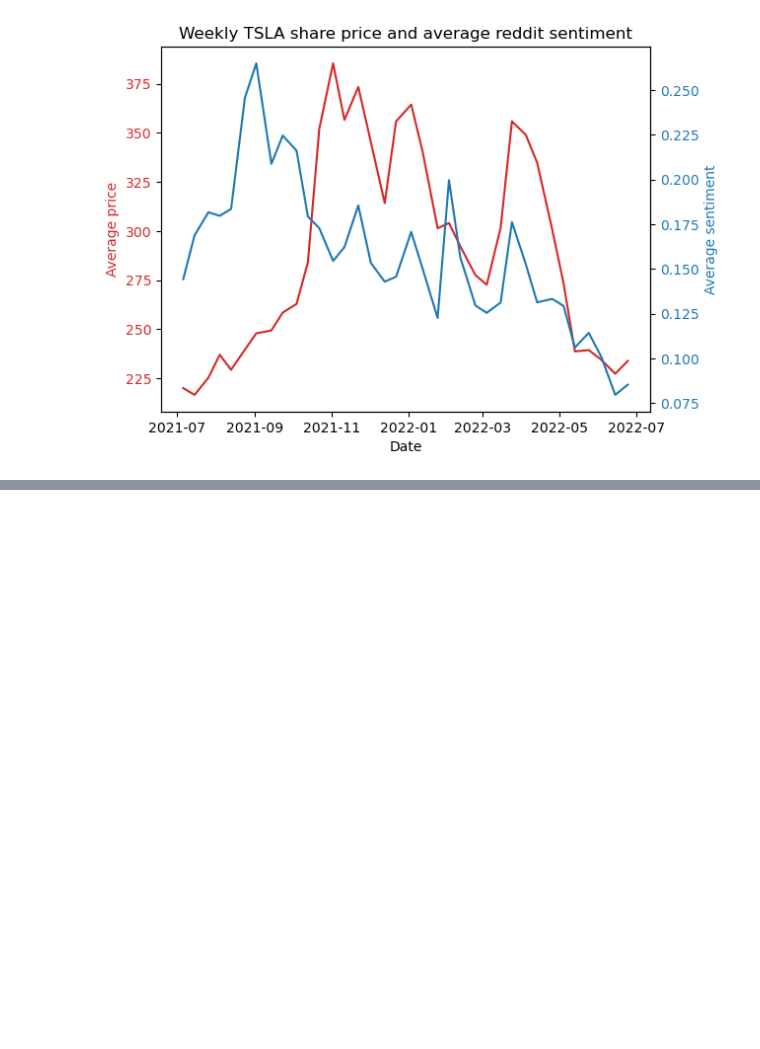
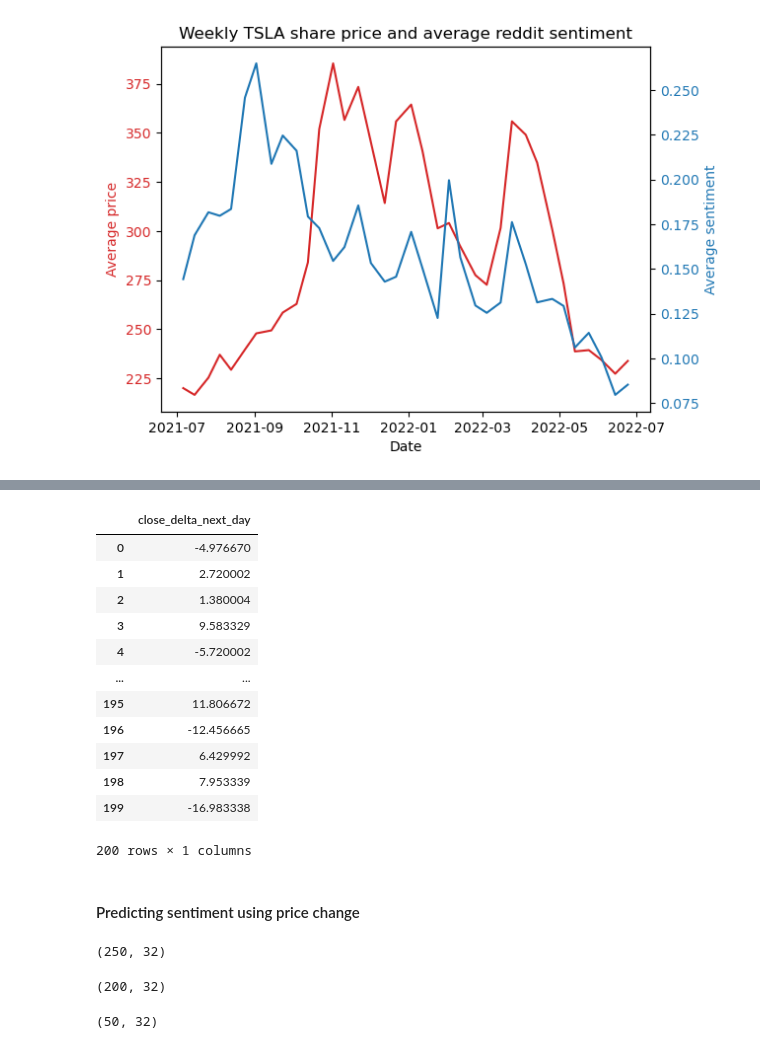
Before and after one commit to chanjdaniel/reddit_tsla_data_analysis, a Jupyter notebook: reddit_tsla.ipynb, the cells around one changed output, grey strips where cells are left out. Cells and saved outputs as stored; diff of their text form; code cells hidden in the pictures; blank space fills up the shorter version.

```diff
--- a/reddit_tsla.ipynb
+++ b/reddit_tsla.ipynb
@@ -627,0 +636,8 @@ plt.show()
+# %%
+# 80 / 20 train test split
+# time series data so not randomized
+split_idx = math.floor(len(price_lag_reddit_tsla_df) * 0.8) - 1
+split_date = price_lag_reddit_tsla_df["datetime"][split_idx]
+
+predict_price_train = price_lag_reddit_tsla_df[price_lag_reddit_tsla_df["datetime"] <= split_date]
+predict_price_test = price_lag_reddit_tsla_df[price_lag_reddit_tsla_df["datetime"] > split_date]
@@ -627,0 +696,8 @@ plt.show()
+# %%
+X_train_enc, y_train, X_test_enc, y_test, preprocessor = preprocess_features(
+    predict_price_train,
+    predict_price_test,
+    numeric_features,
+    drop_features,
+    target
+)
@@ -627,0 +706,6 @@ plt.show()
+# %%
+lgbmr = LGBMRegressor(n_jobs=-1, random_state=123)
+lgbmr_pipeline = make_pipeline(preprocessor, lgbmr)
+lgbmr_pipeline.fit(predict_price_train, y_train)
+print(lgbmr_pipeline.score(predict_price_train, y_train))
+print(lgbmr_pipeline.score(predict_price_test, y_test))
@@ -627,0 +730,6 @@ plt.show()
+# %%
+X_train = -predict_price_train['average_close_delta']
+y_train = predict_price_train['average_close_delta_next_week']
+
+predict_price_train_r2 = r2_score(y_true=y_train, y_pred=X_train)
+predict_price_train_r2
@@ -627,0 +758,22 @@ plt.show()
+# %%
+y_train
+# %% [output]
+|  | close_delta_next_day |
+| 0 | -4.976670 |
+| 1 | 2.720002 |
+| 2 | 1.380004 |
+| 3 | 9.583329 |
+| 4 | -5.720002 |
+| ... | ... |
+| 195 | 11.806672 |
+| 196 | -12.456665 |
+| 197 | 6.429992 |
+| 198 | 7.953339 |
+| 199 | -16.983338 |
+200 rows × 1 columns
+# %% [markdown]
+<h4>Predicting sentiment using price change</h4>
+# %%
+sentiment_lag_reddit_tsla_df.shape
+# %% [output]
+(250, 32)
@@ -627,0 +788,8 @@ plt.show()
+# %%
+predict_sentiment_train.shape
+# %% [output]
+(200, 32)
+# %%
+predict_sentiment_test.shape
+# %% [output]
+(50, 32)
```
Also changed, not shown: parts of 38 cells of this notebook.
